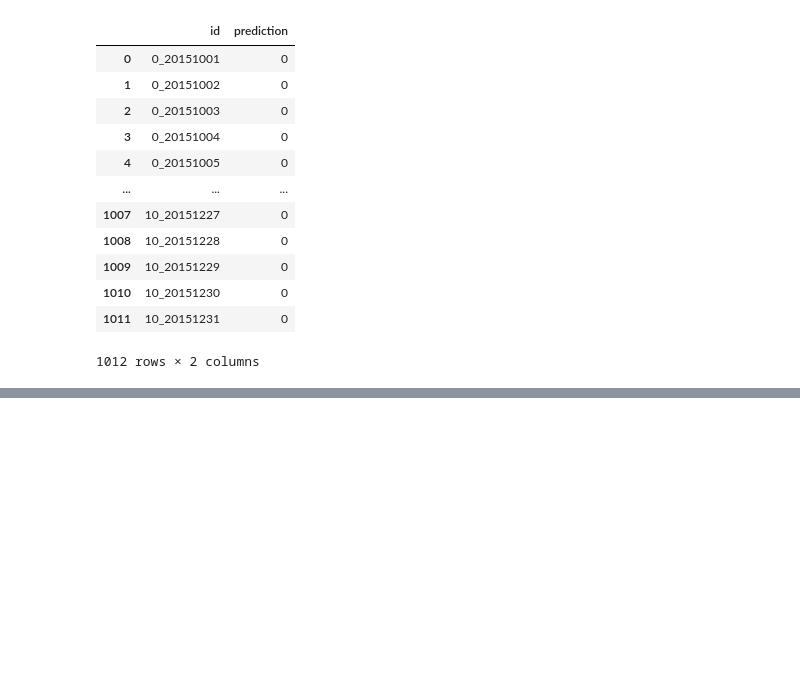
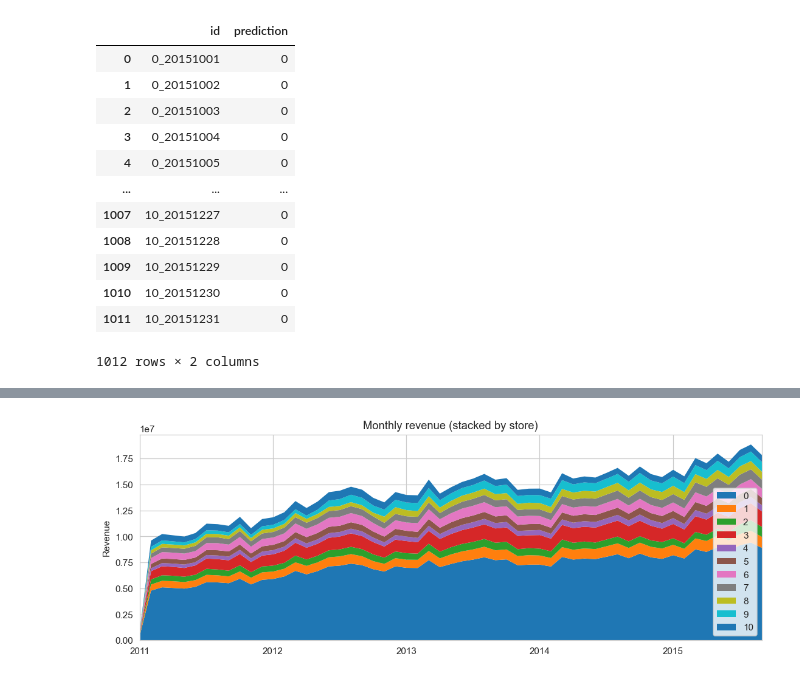
Before and after one commit to yuvala4/ADV_ML_Comp, a Jupyter notebook: Comp_ADV_ML.ipynb, the cells around one changed output, grey strips where cells are left out. Cells and saved outputs as stored; diff of their text form; code cells hidden in the pictures; blank space fills up the shorter version.

```diff
--- a/Comp_ADV_ML.ipynb
+++ b/Comp_ADV_ML.ipynb
@@ -152,0 +253,18 @@ def rmse(y_true, y_pred):
+# %%
+# -----------------------------------------------------------
+# Monthly totals pivoted wide → stacked area chart
+# -----------------------------------------------------------
+monthly_totals = (
+    train_df.assign(ym=train_df.date.dt.to_period("M"))
+            .groupby(["ym", "store_id"]).revenue.sum()
+            .unstack("store_id")
+            .rename_axis(index=None, columns=None)
+)
+monthly_totals.index = monthly_totals.index.to_timestamp()  # Period → Timestamp
+
+monthly_totals.plot.area(figsize=(12,4), stacked=True, linewidth=0)
+plt.title("Monthly revenue (stacked by store)")
+plt.ylabel("Revenue")
+plt.show()
+# %% [output]
+[figure, added]
```
Also changed, not shown: parts of 24 cells of this notebook.
